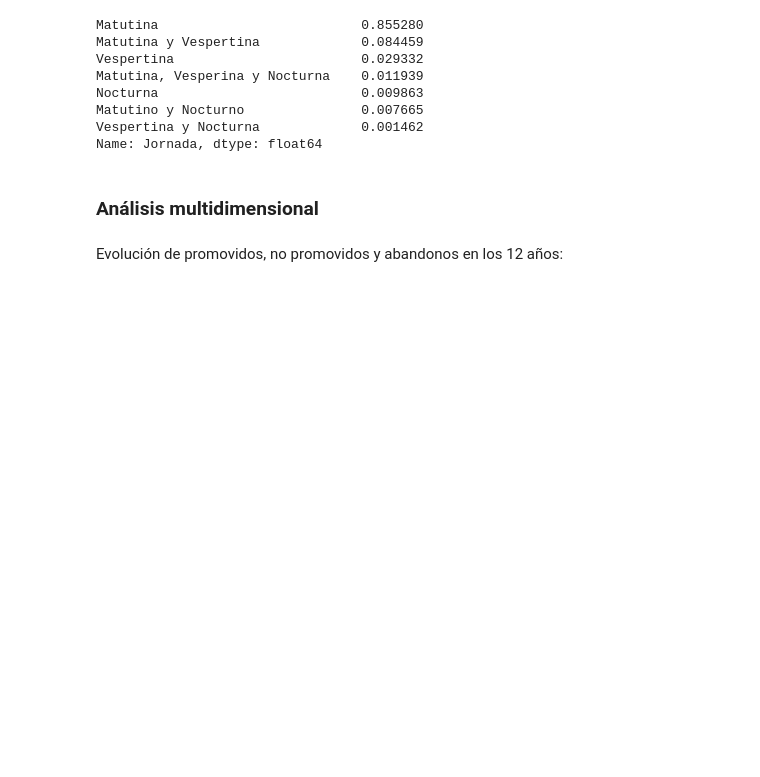
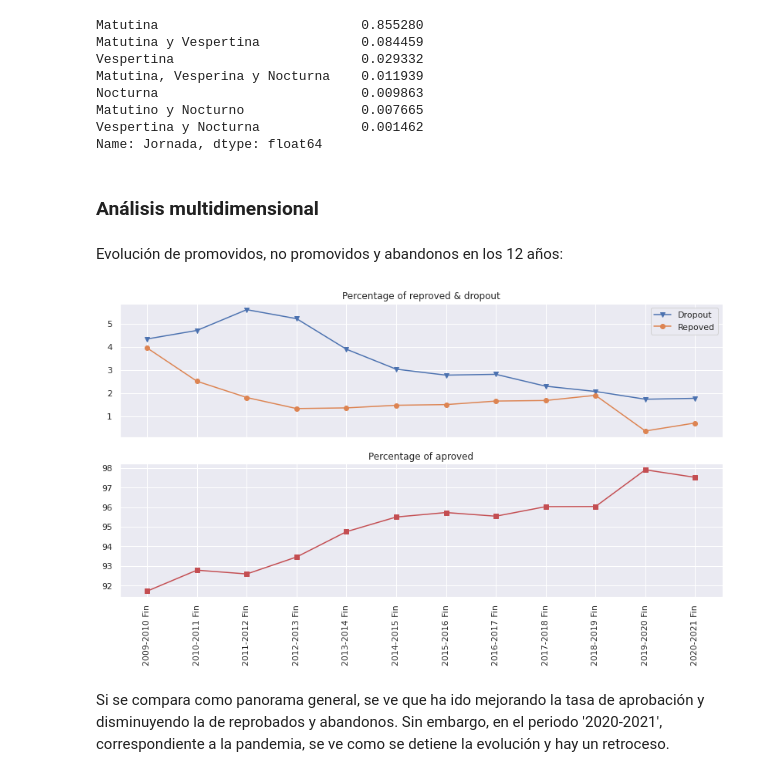
Before and after one commit to anthonymanotoa/covid-ec, a Jupyter notebook: notebooks/2.2-education_exploration.ipynb, the cells around one changed output. Drawn from its saved outputs; the diff is of its cells as text; code cells hidden in the pictures; blank space fills up the shorter version.

```diff
--- a/notebooks/2.2-education_exploration.ipynb
+++ b/notebooks/2.2-education_exploration.ipynb
@@ -173,6 +175,34 @@ Name: Jornada, dtype: float64
 ### Análisis multidimensional
 # %% [markdown]
 Evolución de promovidos, no promovidos y abandonos en los 12 años:
+# %%
+# Group values in a new DataFrame
+students = pd.DataFrame()
+students['total_students'] = education_ec.groupby('Periodo')['Total_estudiantes'].sum()
+students['promoted'] = education_ec.groupby('Periodo')['Promovidos'].sum()
+students['reproved'] = education_ec.groupby('Periodo')['No promovidos'].sum()
+students['dropout'] = education_ec.groupby('Periodo')['Abandono'].sum()
+# %%
+# Percentages
+students['p_promoted'] = students['promoted'] / students['total_students'] * 100
+students['p_reproved'] = students['reproved'] / students['total_students'] * 100
+students['p_dropout'] = students['dropout'] / students['total_students'] * 100
+# %%
+# Plot
+fig, ax = plt.subplots(2, 1, sharex=True, figsize=[14,7])
+ax[0].plot(students.index, students.p_dropout, marker='v', label='Dropout')
+ax[0].plot(students.index, students.p_reproved, marker='o', label='Repoved')
+ax[0].legend()
+ax[0].set_title('Percentage of reproved & dropout')
+ax[1].plot(students.index, students.p_promoted, marker='s', c='r')
+ax[1].set_title('Percentage of aproved')
+
+plt.xticks(rotation=90)
+plt.show()
+# %% [output]
+[figure, added]
+# %% [markdown]
+Si se compara como panorama general, se ve que ha ido mejorando la tasa de aprobación y disminuyendo la de reprobados y abandonos. Sin embargo, en el periodo '2020-2021', correspondiente a la pandemia, se ve como se detiene la evolución y hay un retroceso.
 # %% [markdown]
 <a style='text-decoration:none;line-height:16px;display:flex;color:#5B5B62;padding:10px;justify-content:end;' href='https://deepnote.com?utm_source=created-in-deepnote-cell&projectId=e7b048df-fc9b-4970-aa88-df153b270a6f' target="_blank">
 <img alt='Created in deepnote.com' style='display:inline;max-height:16px;margin:0px;margin-right:7.5px;' src='embedded-picture-1' > </img>
```
Also changed, not shown: parts of 2 cells of this notebook, 1 other file.
